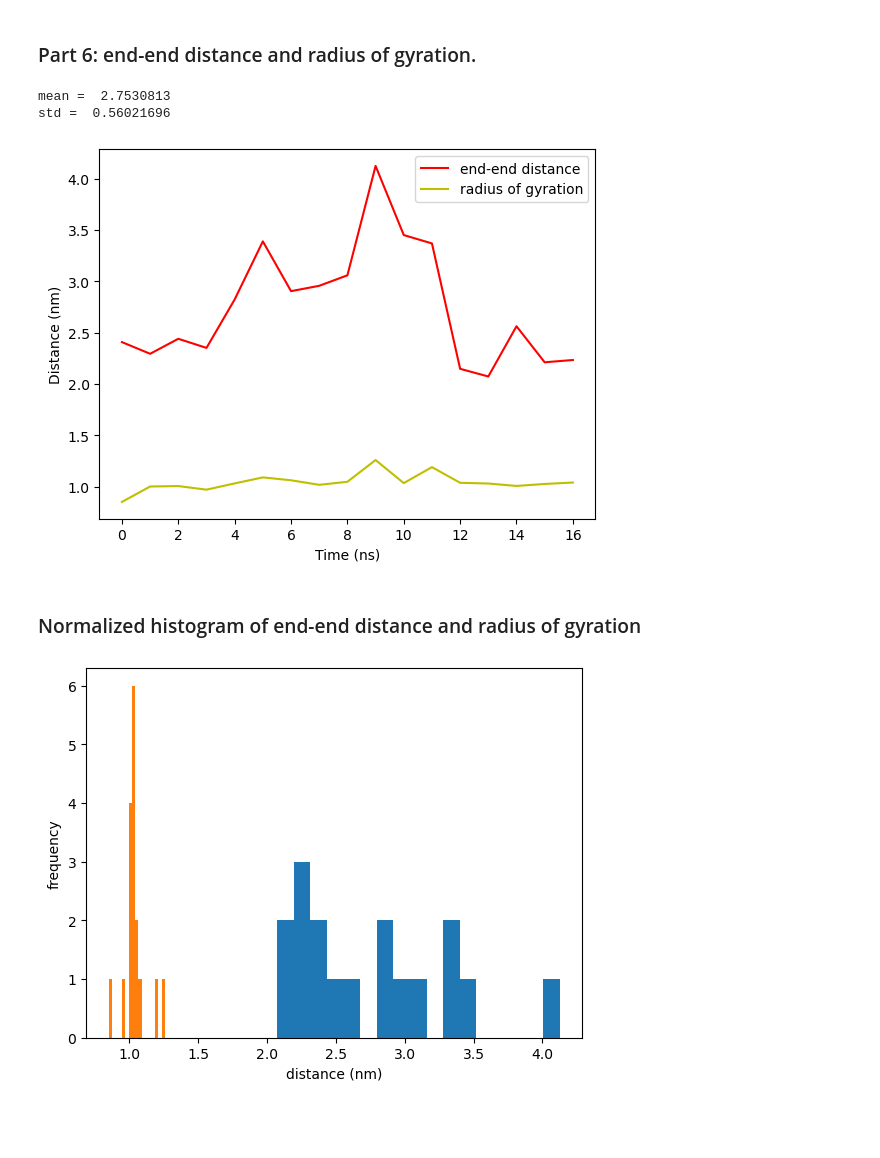
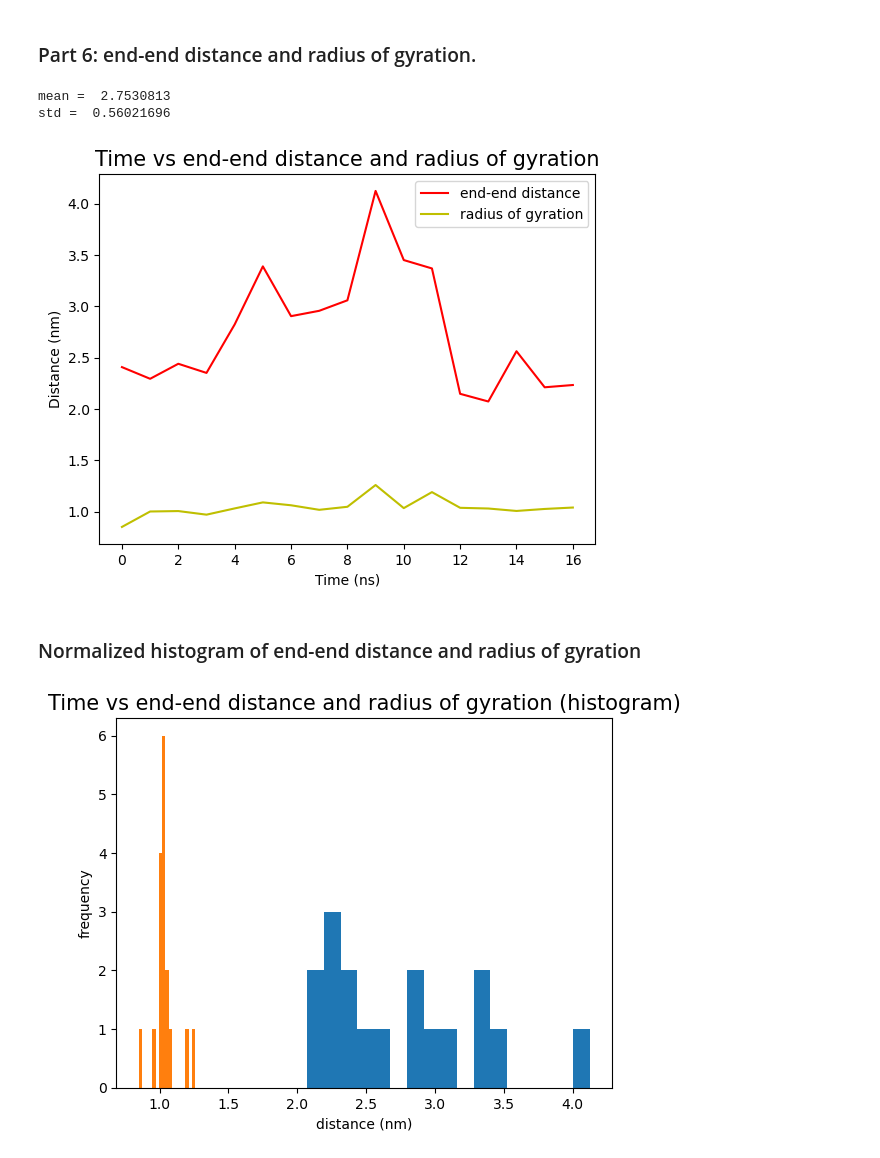
Before and after one commit to WeiJunZhou23/comp-lab-class, a Jupyter notebook: Week2/Analysis/end_end_plot_091422.ipynb, the cells around one changed output. Drawn from its saved outputs; the diff is of its cells as text; code cells hidden in the pictures; blank space fills up the shorter version.

```diff
--- a/Week2/Analysis/end_end_plot_091422.ipynb
+++ b/Week2/Analysis/end_end_plot_091422.ipynb
@@ -10,8 +10,8 @@ import mdtraj as md
 # %%
 import os
 # change python directory to /home/gmh4/projects/CompLab/comp-lab-class
-os.chdir('/scratch/work/courses/CHEM-GA-2671-2022fa/wz2449/class2/comp-lab-class/Week2/')
-path = '/scratch/work/courses/CHEM-GA-2671-2022fa/wz2449/class2/comp-lab-class/Week2/'
+# os.chdir('/scratch/work/courses/CHEM-GA-2671-2022fa/wz2449/class2/comp-lab-class/Week2/')
+path = '/scratch/work/courses/CHEM-GA-2671-2022fa/wz2449/main/comp-lab-class/Week2/'
 # %% [markdown]
 ### Print the total number of hydrogen bonds.
 # %%
@@ -55,7 +55,7 @@ The number of helical amino acids is 18.
 # %% [markdown]
 ### Part 6: end-end distance and radius of gyration.
 # %%
-traj = md.load_xtc('Data/1hz3_T310.stepid25000000.every100ps.nowater.xtc', top='Data/1hz3_T310.start.nowater.gro')
+traj = md.load_xtc(path + 'Data/1hz3_T310.stepid25000000.every100ps.nowater.xtc', top= path + 'Data/1hz3_T310.start.nowater.gro')
 # %%
 def end_end(traj):
     """Compute the end to end distance of a trajectory"""
@@ -68,32 +68,38 @@ def end_end(traj):
 # %%
 # compute the end to end distance
 dist = end_end(traj)
 
 # print the mean and standard deviation
 print('mean = ', np.mean(dist))
 print('std = ', np.std(dist))
 
 # compute the radius of gyratin
 radius = md.compute_rg(traj)
 
 # plot the distribution
+plt.figure()
 plt.plot(traj.time/1000, dist, color='r', label='end-end distance')
 plt.plot(traj.time/1000, radius, color='y', label='radius of gyration')
 plt.legend()
 plt.xlabel('Time (ns)')
 plt.ylabel('Distance (nm)')
+plt.title("Time vs end-end distance and radius of gyration", fontsize=15)
+plt.savefig("Time_vs_E2E_dist_and_rad_gy.png", dpi=500, bbox_inches='tight')
 plt.show()
 # %% [output]
 mean =  2.7530813
 std =  0.56021696
-[figure, old version]
+[figure, new version]
 # %% [markdown]
 ### Normalized histogram of end-end distance and radius of gyration
 # %%
+plt.figure()
 plt.hist(dist, bins=17)
 plt.hist(radius, bins=17)
 plt.xlabel('distance (nm)')
 plt.ylabel('frequency')
+plt.title("Time vs end-end distance and radius of gyration (histogram)", fontsize=15)
+plt.savefig("Time_vs_E2E_dist_and_rad_gy_hist.png", dpi=500, bbox_inches='tight')
 plt.show()
 # %% [output]
-[figure, old version]
+[figure, new version]
```
Also changed, not shown: 1 other file.
